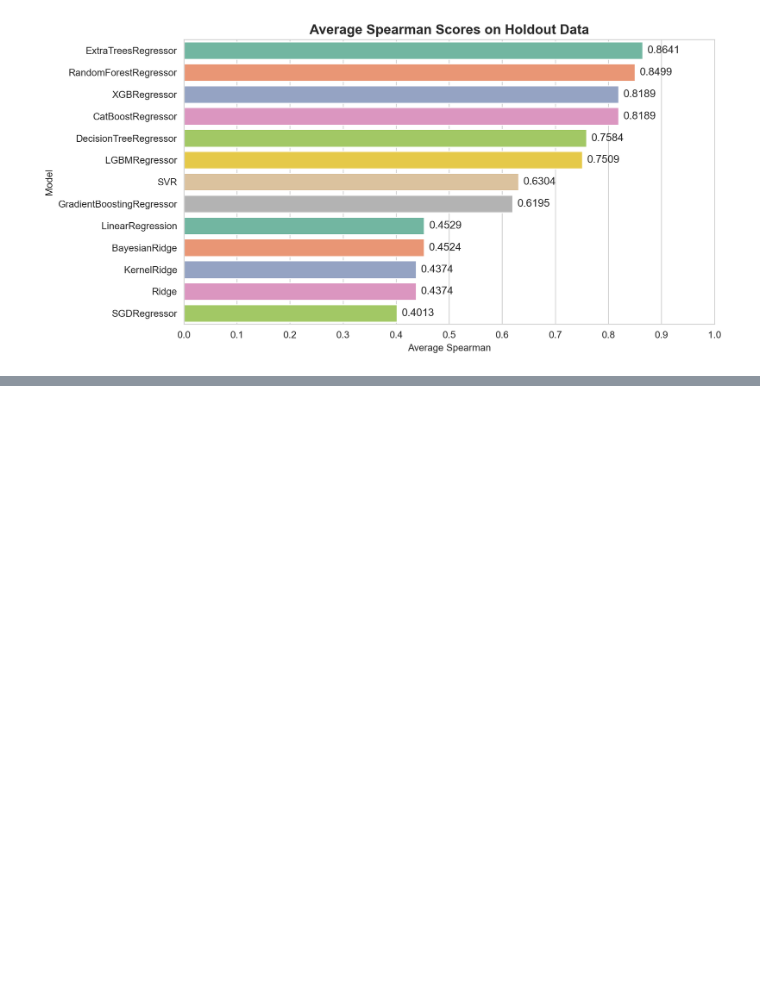
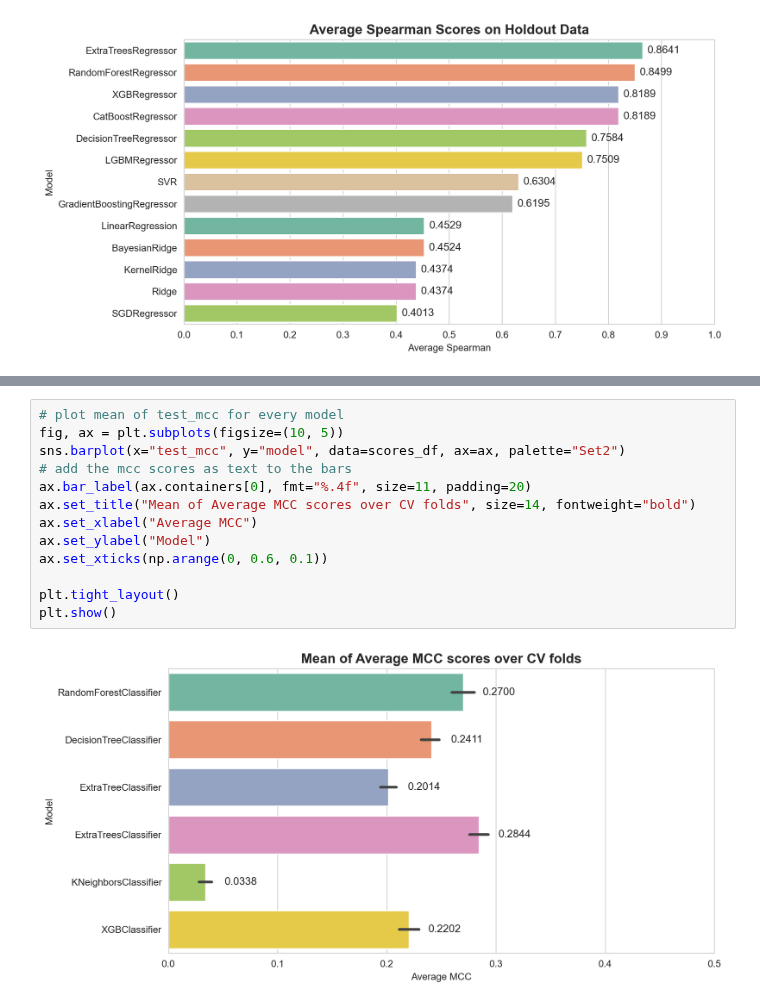
Before and after one commit to nina-prog/meta-learning-for-encoder-selection, a Jupyter notebook: notebooks/week11/week11-regression.ipynb, the cells around one changed output, grey strips where cells are left out. Drawn from its saved outputs; the diff is of its cells as text; blank space fills up the shorter version.

```diff
--- a/notebooks/week11/week11-regression.ipynb
+++ b/notebooks/week11/week11-regression.ipynb
@@ -261,0 +306,15 @@ plt.show()
+# %%
+# plot mean of test_mcc for every model
+fig, ax = plt.subplots(figsize=(10, 5))
+sns.barplot(x="test_mcc", y="model", data=scores_df, ax=ax, palette="Set2")
+# add the mcc scores as text to the bars
+ax.bar_label(ax.containers[0], fmt="%.4f", size=11, padding=20)
+ax.set_title("Mean of Average MCC scores over CV folds", size=14, fontweight="bold")
+ax.set_xlabel("Average MCC")
+ax.set_ylabel("Model")
+ax.set_xticks(np.arange(0, 0.6, 0.1))
+
+plt.tight_layout()
+plt.show()
+# %% [output]
+[figure, added]
```
Also changed, not shown: parts of 5 cells of this notebook, 1 other file.
